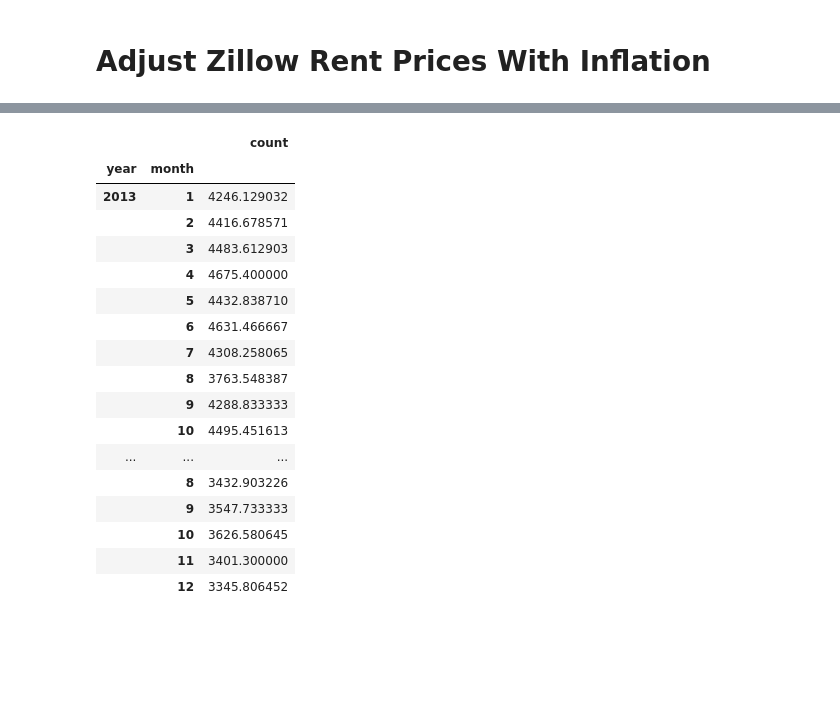
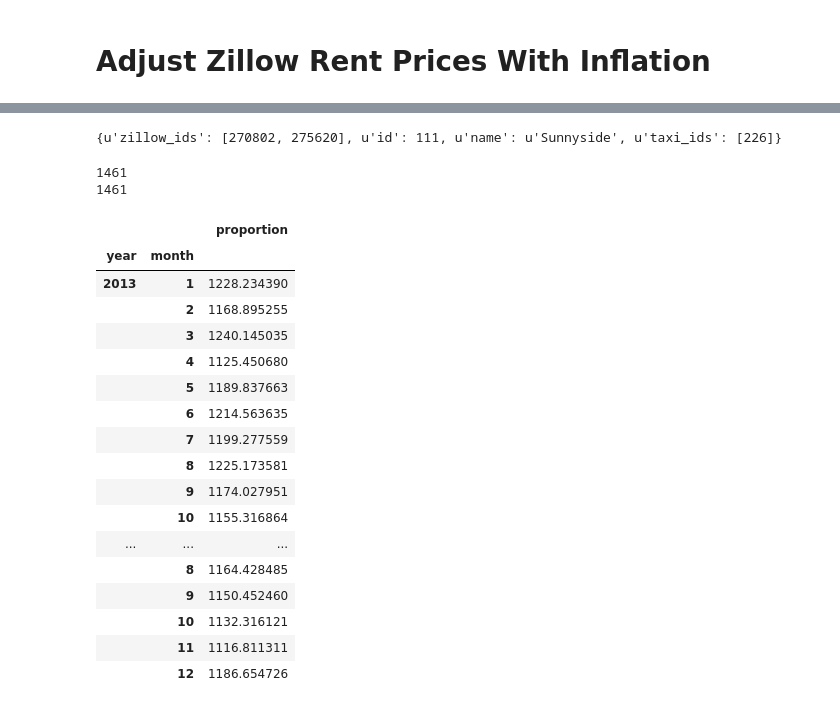
Before and after one commit to ds1004-sp17/ds1004, a Jupyter notebook: deliverable2/rent_hypothesis.ipynb, the cells around one changed output, grey strips where cells are left out. Drawn from its saved outputs; the diff is of its cells as text; code cells hidden in the pictures; blank space fills up the shorter version.

```diff
--- a/deliverable2/rent_hypothesis.ipynb
+++ b/deliverable2/rent_hypothesis.ipynb
@@ -127,0 +193,7 @@ for m in tz_map:
+# %%
+yellow['composite_id'] = yellow['location_id'].map(lambda x: taxi_to_cluster.get(x, -1))
+zillow_inf_adjust['CompositeId'] = zillow_inf_adjust['RegionId'].map(lambda x: zillow_to_cluster.get(int(x), -1))
+# %%
+yellow_composite = yellow.drop('location_id', axis=1)\
+    .groupby(by=['composite_id', 'event', 'year', 'month', 'day'])\
+    .sum().reset_index()
@@ -127,0 +222,4 @@ for m in tz_map:
+# %%
+# What neighborhoods are available?
+for c in tz_map:
+    print(c['name'])
@@ -128,29 +244,57 @@ for m in tz_map:
+# %%
+name = 'Sunnyside'
+# find cluster matching that name.
+cluster = None
+for c in tz_map:
+    if name.lower() in c['name'].lower():
+        cluster = c
+print(cluster)
+name = cluster['name']
+# %% [output]
+{u'zillow_ids': [270802, 275620], u'id': 111, u'name': u'Sunnyside', u'taxi_ids': [226]}
 # %%
-# Get taxi pickups
-taxis = yellow[yellow['location_id'] == tid]
-taxis = taxis[taxis['event'] == 'DO']
+# Get taxi dropoffs
+event = 'DO'
+yc = yellow_composite
+taxis = yc[yc['composite_id'] == cluster['id']]
+taxis = taxis[taxis['event'] == event]
 taxis = taxis[taxis['year'] < 2017]
+taxis = taxis[taxis['year'] >= 2013]
 taxis = taxis[['year', 'month', 'count']]
-taxis = taxis.groupby(by=['year', 'month']).mean()
+print(len(taxis))
+
+cw = yellow_citywide
+cw = cw[cw['event'] == event]
+cw = cw[cw['year'] < 2017]
+cw = cw[cw['year'] >= 2013]
+cw = cw['count']
+print(len(cw))
+
+avg_cw = cw.mean()
+
+taxis['proportion'] = taxis['count'].as_matrix() * avg_cw / cw.as_matrix()
+taxis = taxis.drop('count', axis=1).groupby(by=['year', 'month']).mean()
 taxis
 # %% [output]
+1461
+1461
-|  |  | count |
+|  |  | proportion |
 | year | month |  |
-| 2013 | 1 | 4246.129032 |
-|  | 2 | 4416.678571 |
-|  | 3 | 4483.612903 |
-|  | 4 | 4675.400000 |
-|  | 5 | 4432.838710 |
-|  | 6 | 4631.466667 |
-|  | 7 | 4308.258065 |
-|  | 8 | 3763.548387 |
-|  | 9 | 4288.833333 |
-|  | 10 | 4495.451613 |
+| 2013 | 1 | 1228.234390 |
+|  | 2 | 1168.895255 |
+|  | 3 | 1240.145035 |
+|  | 4 | 1125.450680 |
+|  | 5 | 1189.837663 |
+|  | 6 | 1214.563635 |
+|  | 7 | 1199.277559 |
+|  | 8 | 1225.173581 |
+|  | 9 | 1174.027951 |
+|  | 10 | 1155.316864 |
 | ... | ... | ... |
-|  | 8 | 3432.903226 |
-|  | 9 | 3547.733333 |
-|  | 10 | 3626.580645 |
-|  | 11 | 3401.300000 |
-|  | 12 | 3345.806452 |
+|  | 8 | 1164.428485 |
+|  | 9 | 1150.452460 |
+|  | 10 | 1132.316121 |
+|  | 11 | 1116.811311 |
+|  | 12 | 1186.654726 |
 # %%
 # Get one of the areas' columns
```
Also changed, not shown: parts of 14 cells of this notebook.
